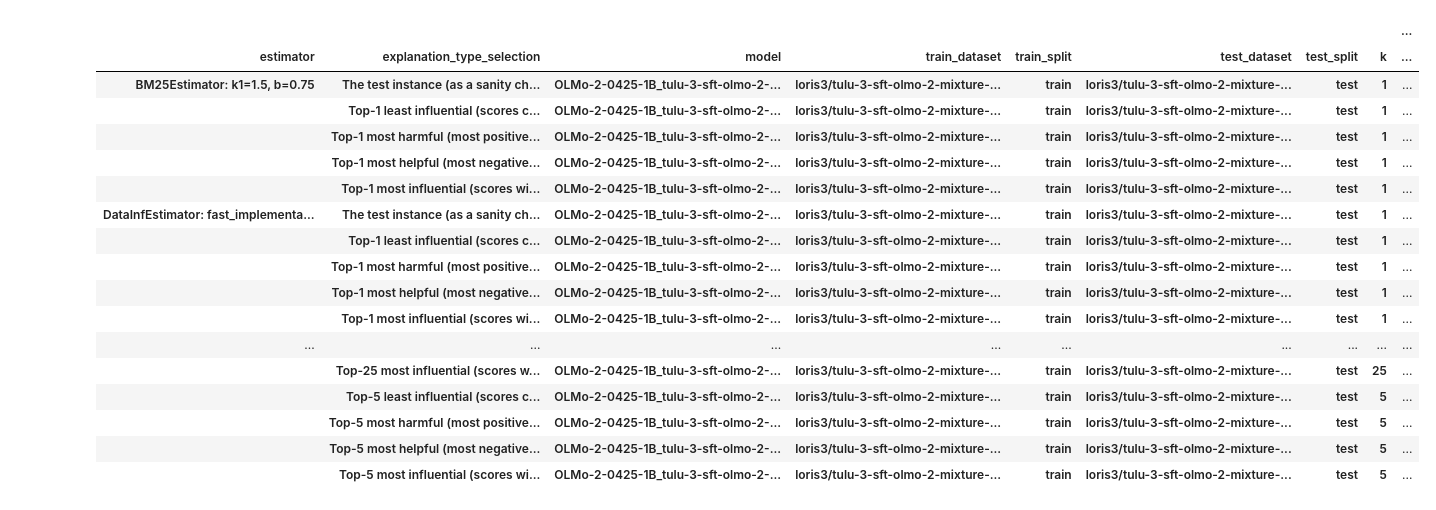
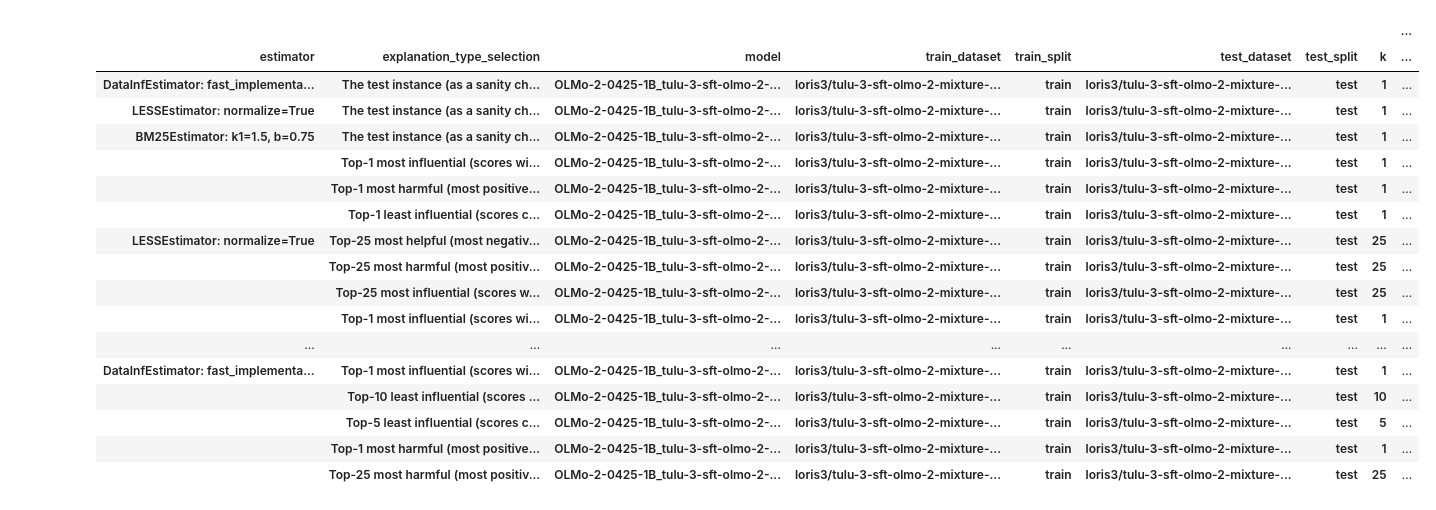
Before and after one commit to loris3/ceelm, a Jupyter notebook: validation.ipynb, the cells around one changed output. Saved outputs shown, nothing was run; the diff lists cells and outputs as text; code cells hidden in the pictures.

```diff
--- a/validation.ipynb
+++ b/validation.ipynb
@@ -128,6 +124,10 @@ def extract_k(explanation_type):
     return None
 
 df_validation["k"] = df_validation["explanation_type"].apply(extract_k)
+df_validation["explanation_type_no_k"] = df_validation.apply(
+    lambda row: row["explanation_type"].replace(str(row["k"]), "X"),
+    axis=1
+)
 import re
 
 def replace_k_with_X(explanation_type):
@@ -151,47 +151,47 @@ r = pd.merge(
                     "test_dataset",
                     "test_split",
                     "k",
                     "document_idx"
                 ],
                 suffixes=("_selection", "_random"),
                 how="inner"
             )
 r["validation_score_log_p"] = r["delta_log_p_selection"] >= r["delta_log_p_random"]
 r["validation_score_jsd"] = r["jsd_selection"] >= r["jsd_random"]
 r["validation_score_kld"] = r["kld(before||after)_selection"] >= r["kld(before||after)_random"]
 r_summary = r.groupby([         "estimator",
                      "explanation_type_selection",
                     "model",
                     "train_dataset",
                     "train_split",
                     "test_dataset",
                     "test_split",
                     "k",
                 ]).agg(
                     mean_validation_score_log_p=("validation_score_log_p", "mean"),
                     count_validation_score_log_p=("validation_score_log_p", "count"),
                     mean_validation_score_jsd=("validation_score_jsd", "mean"),
                     count_validation_score_jsd=("validation_score_jsd", "count"),
                     mean_validation_score_kld=("validation_score_kld", "mean"),
                     count_validation_score_kld=("validation_score_kld", "count")
                     )
-r_summary
+r_summary.sort_values(by="mean_validation_score_log_p", ascending=False)
 # %% [output]
 |  |  |  |  |  |  |  |  | ... |
 | estimator | explanation_type_selection | model | train_dataset | train_split | test_dataset | test_split | k | ... |
+| DataInfEstimator: fast_implementa... | The test instance (as a sanity ch... | OLMo-2-0425-1B_tulu-3-sft-olmo-2-... | loris3/tulu-3-sft-olmo-2-mixture-... | train | loris3/tulu-3-sft-olmo-2-mixture-... | test | 1 | ... |
+| LESSEstimator: normalize=True | The test instance (as a sanity ch... | OLMo-2-0425-1B_tulu-3-sft-olmo-2-... | loris3/tulu-3-sft-olmo-2-mixture-... | train | loris3/tulu-3-sft-olmo-2-mixture-... | test | 1 | ... |
 | BM25Estimator: k1=1.5, b=0.75 | The test instance (as a sanity ch... | OLMo-2-0425-1B_tulu-3-sft-olmo-2-... | loris3/tulu-3-sft-olmo-2-mixture-... | train | loris3/tulu-3-sft-olmo-2-mixture-... | test | 1 | ... |
+|  | Top-1 most influential (scores wi... | OLMo-2-0425-1B_tulu-3-sft-olmo-2-... | loris3/tulu-3-sft-olmo-2-mixture-... | train | loris3/tulu-3-sft-olmo-2-mixture-... | test | 1 | ... |
+|  | Top-1 most harmful (most positive... | OLMo-2-0425-1B_tulu-3-sft-olmo-2-... | loris3/tulu-3-sft-olmo-2-mixture-... | train | loris3/tulu-3-sft-olmo-2-mixture-... | test | 1 | ... |
 |  | Top-1 least influential (scores c... | OLMo-2-0425-1B_tulu-3-sft-olmo-2-... | loris3/tulu-3-sft-olmo-2-mixture-... | train | loris3/tulu-3-sft-olmo-2-mixture-... | test | 1 | ... |
-|  | Top-1 most harmful (most positive... | OLMo-2-0425-1B_tulu-3-sft-olmo-2-... | loris3/tulu-3-sft-olmo-2-mixture-... | train | loris3/tulu-3-sft-olmo-2-mixture-... | test | 1 | ... |
-|  | Top-1 most helpful (most negative... | OLMo-2-0425-1B_tulu-3-sft-olmo-2-... | loris3/tulu-3-sft-olmo-2-mixture-... | train | loris3/tulu-3-sft-olmo-2-mixture-... | test | 1 | ... |
-|  | Top-1 most influential (scores wi... | OLMo-2-0425-1B_tulu-3-sft-olmo-2-... | loris3/tulu-3-sft-olmo-2-mixture-... | train | loris3/tulu-3-sft-olmo-2-mixture-... | test | 1 | ... |
-| DataInfEstimator: fast_implementa... | The test instance (as a sanity ch... | OLMo-2-0425-1B_tulu-3-sft-olmo-2-... | loris3/tulu-3-sft-olmo-2-mixture-... | train | loris3/tulu-3-sft-olmo-2-mixture-... | test | 1 | ... |
-|  | Top-1 least influential (scores c... | OLMo-2-0425-1B_tulu-3-sft-olmo-2-... | loris3/tulu-3-sft-olmo-2-mixture-... | train | loris3/tulu-3-sft-olmo-2-mixture-... | test | 1 | ... |
-|  | Top-1 most harmful (most positive... | OLMo-2-0425-1B_tulu-3-sft-olmo-2-... | loris3/tulu-3-sft-olmo-2-mixture-... | train | loris3/tulu-3-sft-olmo-2-mixture-... | test | 1 | ... |
-|  | Top-1 most helpful (most negative... | OLMo-2-0425-1B_tulu-3-sft-olmo-2-... | loris3/tulu-3-sft-olmo-2-mixture-... | train | loris3/tulu-3-sft-olmo-2-mixture-... | test | 1 | ... |
+| LESSEstimator: normalize=True | Top-25 most helpful (most negativ... | OLMo-2-0425-1B_tulu-3-sft-olmo-2-... | loris3/tulu-3-sft-olmo-2-mixture-... | train | loris3/tulu-3-sft-olmo-2-mixture-... | test | 25 | ... |
+|  | Top-25 most harmful (most positiv... | OLMo-2-0425-1B_tulu-3-sft-olmo-2-... | loris3/tulu-3-sft-olmo-2-mixture-... | train | loris3/tulu-3-sft-olmo-2-mixture-... | test | 25 | ... |
+|  | Top-25 most influential (scores w... | OLMo-2-0425-1B_tulu-3-sft-olmo-2-... | loris3/tulu-3-sft-olmo-2-mixture-... | train | loris3/tulu-3-sft-olmo-2-mixture-... | test | 25 | ... |
 |  | Top-1 most influential (scores wi... | OLMo-2-0425-1B_tulu-3-sft-olmo-2-... | loris3/tulu-3-sft-olmo-2-mixture-... | train | loris3/tulu-3-sft-olmo-2-mixture-... | test | 1 | ... |
 | ... | ... | ... | ... | ... | ... | ... | ... | ... |
-|  | Top-25 most influential (scores w... | OLMo-2-0425-1B_tulu-3-sft-olmo-2-... | loris3/tulu-3-sft-olmo-2-mixture-... | train | loris3/tulu-3-sft-olmo-2-mixture-... | test | 25 | ... |
+| DataInfEstimator: fast_implementa... | Top-1 most influential (scores wi... | OLMo-2-0425-1B_tulu-3-sft-olmo-2-... | loris3/tulu-3-sft-olmo-2-mixture-... | train | loris3/tulu-3-sft-olmo-2-mixture-... | test | 1 | ... |
+|  | Top-10 least influential (scores ... | OLMo-2-0425-1B_tulu-3-sft-olmo-2-... | loris3/tulu-3-sft-olmo-2-mixture-... | train | loris3/tulu-3-sft-olmo-2-mixture-... | test | 10 | ... |
 |  | Top-5 least influential (scores c... | OLMo-2-0425-1B_tulu-3-sft-olmo-2-... | loris3/tulu-3-sft-olmo-2-mixture-... | train | loris3/tulu-3-sft-olmo-2-mixture-... | test | 5 | ... |
-|  | Top-5 most harmful (most positive... | OLMo-2-0425-1B_tulu-3-sft-olmo-2-... | loris3/tulu-3-sft-olmo-2-mixture-... | train | loris3/tulu-3-sft-olmo-2-mixture-... | test | 5 | ... |
-|  | Top-5 most helpful (most negative... | OLMo-2-0425-1B_tulu-3-sft-olmo-2-... | loris3/tulu-3-sft-olmo-2-mixture-... | train | loris3/tulu-3-sft-olmo-2-mixture-... | test | 5 | ... |
-|  | Top-5 most influential (scores wi... | OLMo-2-0425-1B_tulu-3-sft-olmo-2-... | loris3/tulu-3-sft-olmo-2-mixture-... | train | loris3/tulu-3-sft-olmo-2-mixture-... | test | 5 | ... |
+|  | Top-1 most harmful (most positive... | OLMo-2-0425-1B_tulu-3-sft-olmo-2-... | loris3/tulu-3-sft-olmo-2-mixture-... | train | loris3/tulu-3-sft-olmo-2-mixture-... | test | 1 | ... |
+|  | Top-25 most harmful (most positiv... | OLMo-2-0425-1B_tulu-3-sft-olmo-2-... | loris3/tulu-3-sft-olmo-2-mixture-... | train | loris3/tulu-3-sft-olmo-2-mixture-... | test | 25 | ... |
```
Also changed, not shown: parts of 37 cells of this notebook, 20 other files.
